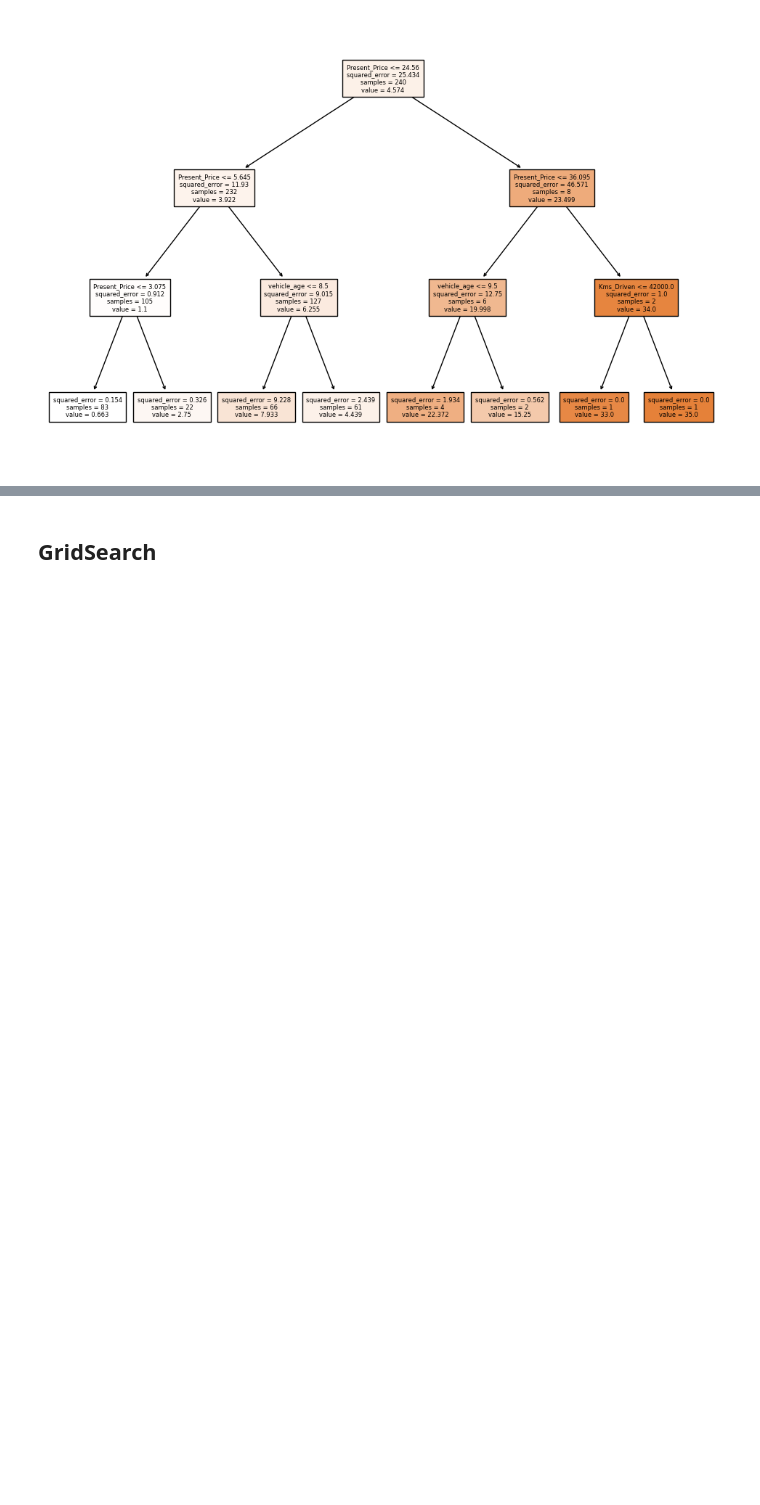
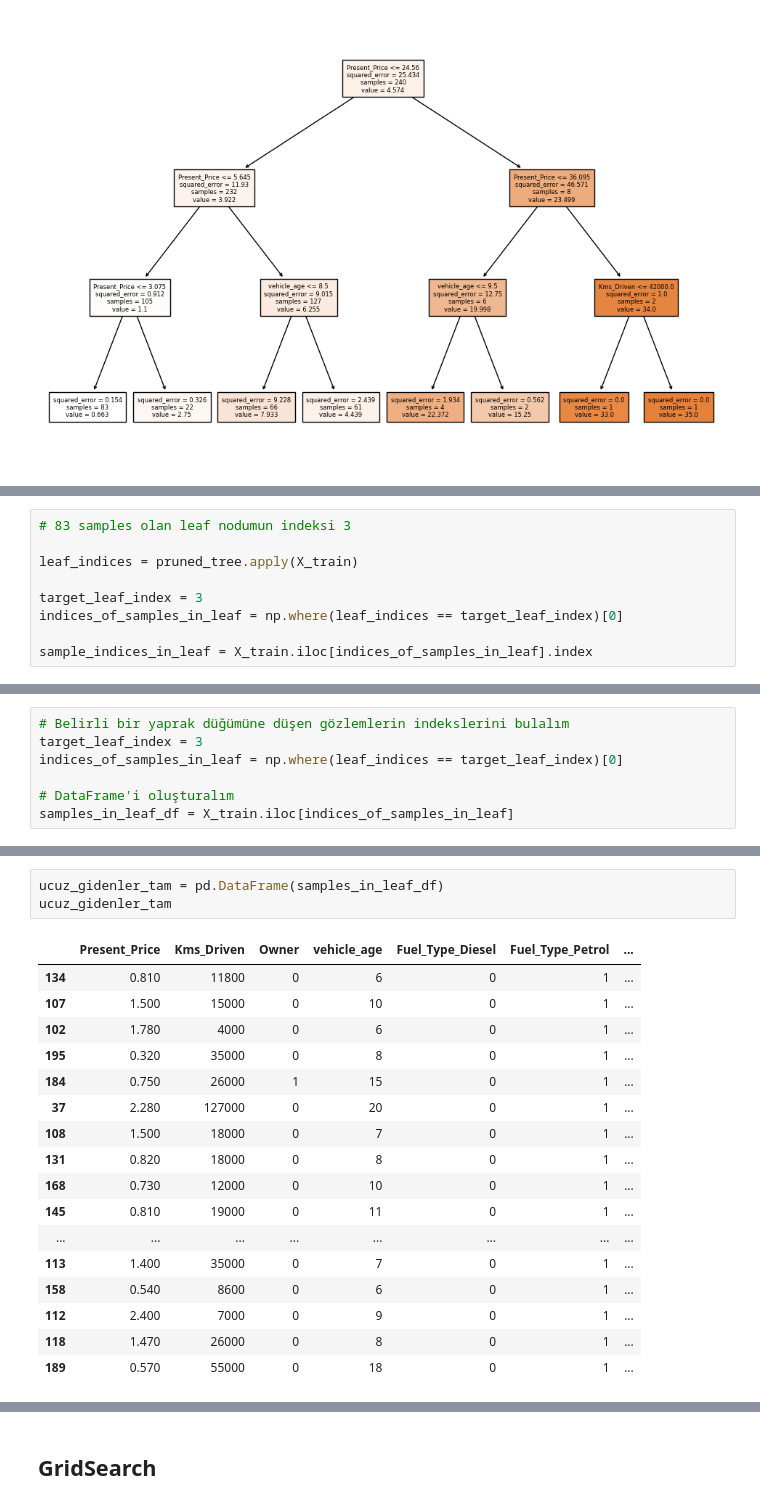
Before and after one commit to pir23oguz/B_150, a Jupyter notebook: My_ml/8-Decision Tree Regressor 31.07.2023.ipynb, the cells around one changed output, grey strips where cells are left out. Cells and saved outputs as stored; diff of their text form; blank space fills up the shorter version.

```diff
--- a/My_ml/8-Decision Tree Regressor 31.07.2023.ipynb
+++ b/My_ml/8-Decision Tree Regressor 31.07.2023.ipynb
@@ -305,0 +301,9 @@ df.iloc[indexex]
+# %%
+# 83 samples olan leaf nodumun indeksi 3
+
+leaf_indices = pruned_tree.apply(X_train)
+
+target_leaf_index = 3
+indices_of_samples_in_leaf = np.where(leaf_indices == target_leaf_index)[0]
+
+sample_indices_in_leaf = X_train.iloc[indices_of_samples_in_leaf].index
@@ -305,0 +331,7 @@ df.iloc[indexex]
+# %%
+# Belirli bir yaprak düğümüne düşen gözlemlerin indekslerini bulalım
+target_leaf_index = 3
+indices_of_samples_in_leaf = np.where(leaf_indices == target_leaf_index)[0]
+
+# DataFrame'i oluşturalım
+samples_in_leaf_df = X_train.iloc[indices_of_samples_in_leaf]
@@ -305,0 +356,21 @@ df.iloc[indexex]
+# %%
+ucuz_gidenler_tam = pd.DataFrame(samples_in_leaf_df)
+ucuz_gidenler_tam
+# %% [output]
+|  | Present_Price | Kms_Driven | Owner | vehicle_age | Fuel_Type_Diesel | Fuel_Type_Petrol | ... |
+| 134 | 0.810 | 11800 | 0 | 6 | 0 | 1 | ... |
+| 107 | 1.500 | 15000 | 0 | 10 | 0 | 1 | ... |
+| 102 | 1.780 | 4000 | 0 | 6 | 0 | 1 | ... |
+| 195 | 0.320 | 35000 | 0 | 8 | 0 | 1 | ... |
+| 184 | 0.750 | 26000 | 1 | 15 | 0 | 1 | ... |
+| 37 | 2.280 | 127000 | 0 | 20 | 0 | 1 | ... |
+| 108 | 1.500 | 18000 | 0 | 7 | 0 | 1 | ... |
+| 131 | 0.820 | 18000 | 0 | 8 | 0 | 1 | ... |
+| 168 | 0.730 | 12000 | 0 | 10 | 0 | 1 | ... |
+| 145 | 0.810 | 19000 | 0 | 11 | 0 | 1 | ... |
+| ... | ... | ... | ... | ... | ... | ... | ... |
+| 113 | 1.400 | 35000 | 0 | 7 | 0 | 1 | ... |
+| 158 | 0.540 | 8600 | 0 | 6 | 0 | 1 | ... |
+| 112 | 2.400 | 7000 | 0 | 9 | 0 | 1 | ... |
+| 118 | 1.470 | 26000 | 0 | 8 | 0 | 1 | ... |
+| 189 | 0.570 | 55000 | 0 | 18 | 0 | 1 | ... |
```
Also changed, not shown: parts of 17 cells of this notebook.
